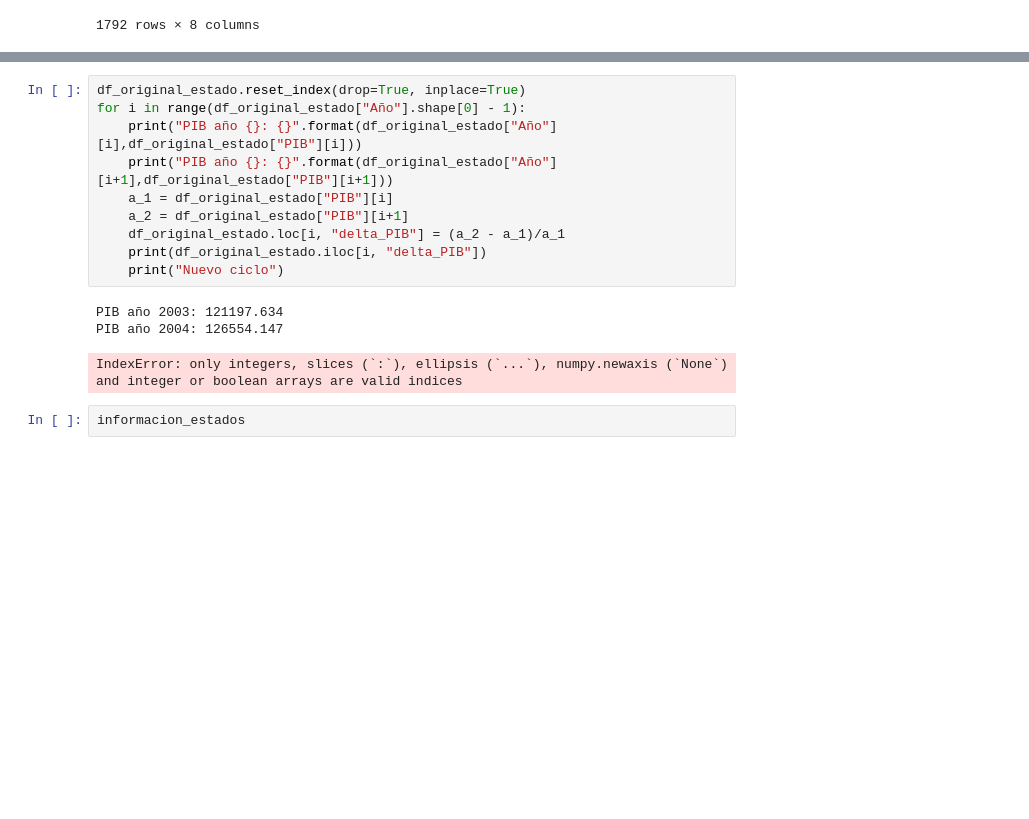
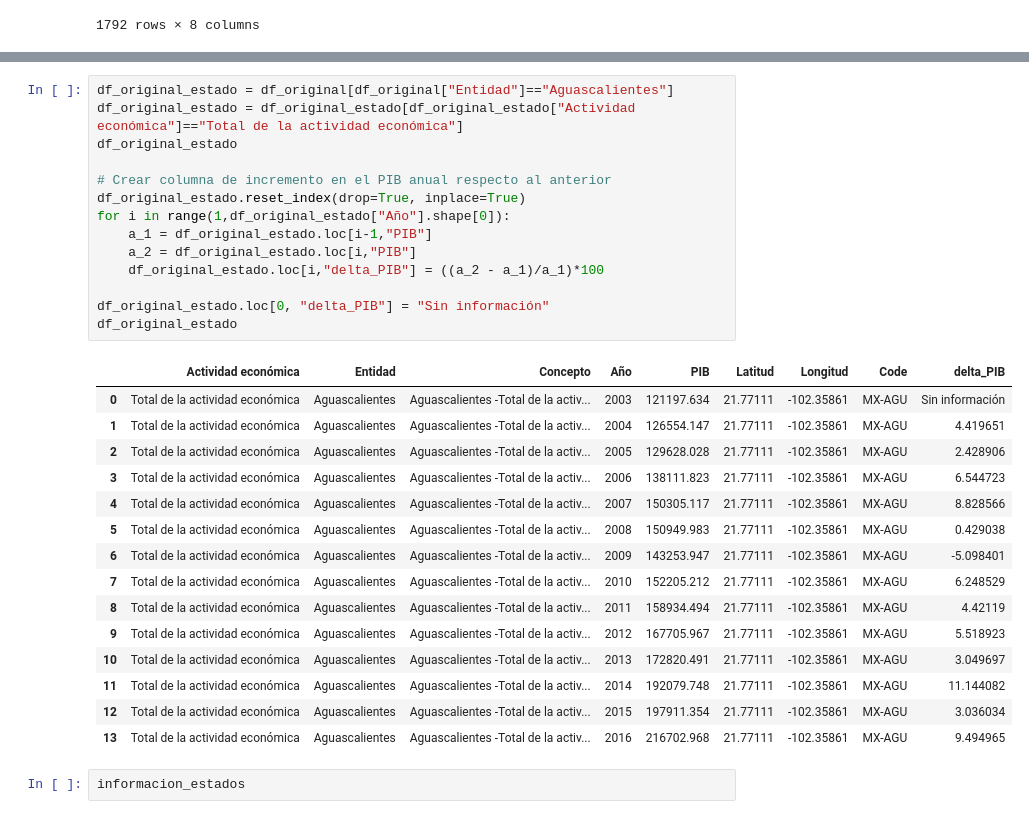
Before and after one commit to alexisalamea271828/pib_mexico, a Jupyter notebook: pruebas.ipynb, the cells around one changed output, grey strips where cells are left out. Cells and saved outputs as stored; diff of their text form; blank space fills up the shorter version.

```diff
--- a/pruebas.ipynb
+++ b/pruebas.ipynb
@@ -94,17 +91,33 @@ df_original_estado
 # %%
+df_original_estado = df_original[df_original["Entidad"]=="Aguascalientes"]
+df_original_estado = df_original_estado[df_original_estado["Actividad económica"]=="Total de la actividad económica"]
+df_original_estado
+
+# Crear columna de incremento en el PIB anual respecto al anterior
 df_original_estado.reset_index(drop=True, inplace=True)
-for i in range(df_original_estado["Año"].shape[0] - 1):
-    print("PIB año {}: {}".format(df_original_estado["Año"][i],df_original_estado["PIB"][i]))
-    print("PIB año {}: {}".format(df_original_estado["Año"][i+1],df_original_estado["PIB"][i+1]))
-    a_1 = df_original_estado["PIB"][i]
-    a_2 = df_original_estado["PIB"][i+1]
-    df_original_estado.loc[i, "delta_PIB"] = (a_2 - a_1)/a_1
-    print(df_original_estado.iloc[i, "delta_PIB"])
-    print("Nuevo ciclo")
+for i in range(1,df_original_estado["Año"].shape[0]):
+    a_1 = df_original_estado.loc[i-1,"PIB"]
+    a_2 = df_original_estado.loc[i,"PIB"]
+    df_original_estado.loc[i,"delta_PIB"] = ((a_2 - a_1)/a_1)*100
+
+df_original_estado.loc[0, "delta_PIB"] = "Sin información"
+df_original_estado
 # %% [output]
-PIB año 2003: 121197.634
-PIB año 2004: 126554.147
-IndexError: only integers, slices (`:`), ellipsis (`...`), numpy.newaxis (`None`) and integer or boolean arrays are valid indices
+|  | Actividad económica | Entidad | Concepto | Año | PIB | Latitud | Longitud | Code | delta_PIB |
+| 0 | Total de la actividad económica | Aguascalientes | Aguascalientes -Total de la activ... | 2003 | 121197.634 | 21.77111 | -102.35861 | MX-AGU | Sin información |
+| 1 | Total de la actividad económica | Aguascalientes | Aguascalientes -Total de la activ... | 2004 | 126554.147 | 21.77111 | -102.35861 | MX-AGU | 4.419651 |
+| 2 | Total de la actividad económica | Aguascalientes | Aguascalientes -Total de la activ... | 2005 | 129628.028 | 21.77111 | -102.35861 | MX-AGU | 2.428906 |
+| 3 | Total de la actividad económica | Aguascalientes | Aguascalientes -Total de la activ... | 2006 | 138111.823 | 21.77111 | -102.35861 | MX-AGU | 6.544723 |
+| 4 | Total de la actividad económica | Aguascalientes | Aguascalientes -Total de la activ... | 2007 | 150305.117 | 21.77111 | -102.35861 | MX-AGU | 8.828566 |
+| 5 | Total de la actividad económica | Aguascalientes | Aguascalientes -Total de la activ... | 2008 | 150949.983 | 21.77111 | -102.35861 | MX-AGU | 0.429038 |
+| 6 | Total de la actividad económica | Aguascalientes | Aguascalientes -Total de la activ... | 2009 | 143253.947 | 21.77111 | -102.35861 | MX-AGU | -5.098401 |
+| 7 | Total de la actividad económica | Aguascalientes | Aguascalientes -Total de la activ... | 2010 | 152205.212 | 21.77111 | -102.35861 | MX-AGU | 6.248529 |
+| 8 | Total de la actividad económica | Aguascalientes | Aguascalientes -Total de la activ... | 2011 | 158934.494 | 21.77111 | -102.35861 | MX-AGU | 4.42119 |
+| 9 | Total de la actividad económica | Aguascalientes | Aguascalientes -Total de la activ... | 2012 | 167705.967 | 21.77111 | -102.35861 | MX-AGU | 5.518923 |
+| 10 | Total de la actividad económica | Aguascalientes | Aguascalientes -Total de la activ... | 2013 | 172820.491 | 21.77111 | -102.35861 | MX-AGU | 3.049697 |
+| 11 | Total de la actividad económica | Aguascalientes | Aguascalientes -Total de la activ... | 2014 | 192079.748 | 21.77111 | -102.35861 | MX-AGU | 11.144082 |
+| 12 | Total de la actividad económica | Aguascalientes | Aguascalientes -Total de la activ... | 2015 | 197911.354 | 21.77111 | -102.35861 | MX-AGU | 3.036034 |
+| 13 | Total de la actividad económica | Aguascalientes | Aguascalientes -Total de la activ... | 2016 | 216702.968 | 21.77111 | -102.35861 | MX-AGU | 9.494965 |
 # %%
 informacion_estados
 # %% [output]
```
Also changed, not shown: parts of 2 cells of this notebook.
